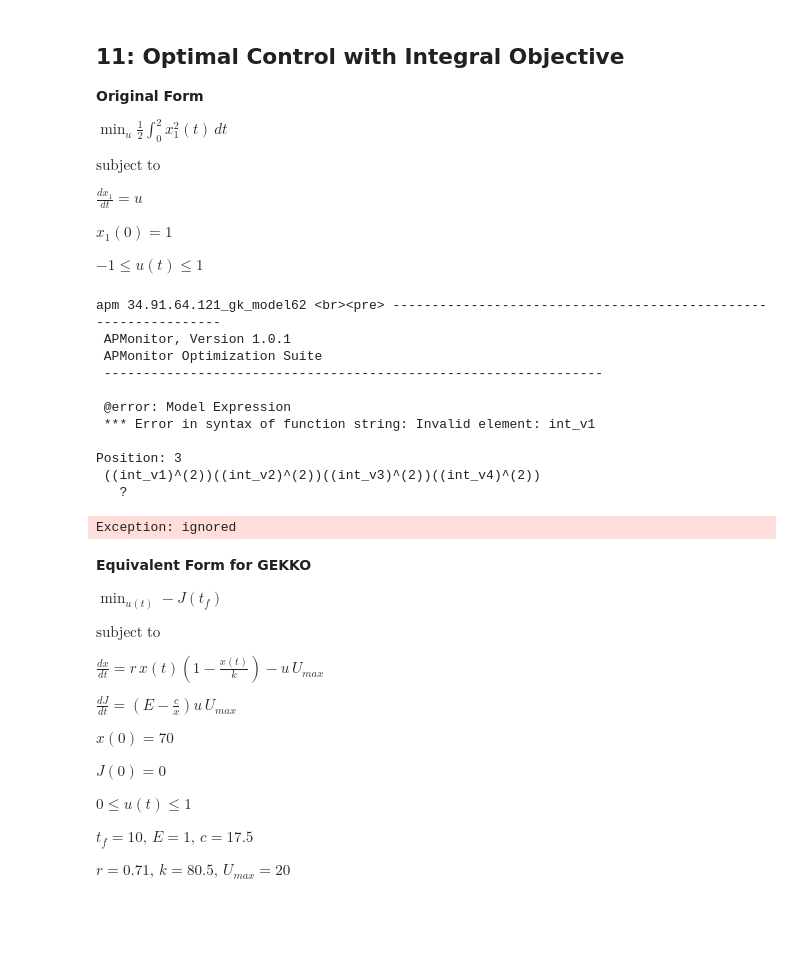
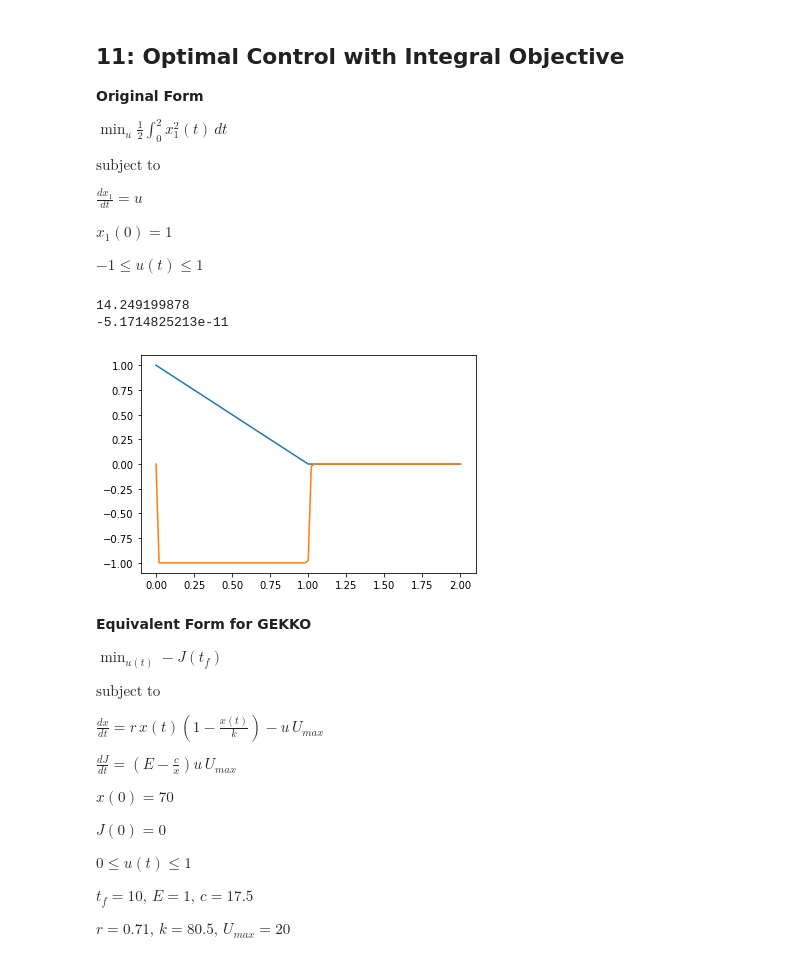
Before and after one commit to hoonzi-s/data_science, a Jupyter notebook: examples/gekko_18examples.ipynb, the cells around one changed output. Drawn from its saved outputs; the diff is of its cells as text; code cells hidden in the pictures; blank space fills up the shorter version.

```diff
--- a/examples/gekko_18examples.ipynb
+++ b/examples/gekko_18examples.ipynb
@@ -328,27 +330,25 @@ $-1 \le u(t) \le 1$
 # %%
 m = GEKKO()
 nt = 101
 m.time = np.linspace(0, 2, nt)
-x1 = m.Var(1)
+x = m.Var(1)
 u = m.Var(0, lb = -1, ub = 1)
 
-m.Equation(x1.dt() == u)
+m.Equation(x.dt() == u)
 m.Minimize(1/2 * m.integral(x**2))
+# m.option.NODES = 2
 m.options.IMODE = 6
-m.solve()
+m.solve(disp = False)
+
+plt.plot(m.time, x.value)
+plt.plot(m.time, u)
+
+print(m.options.objfcnval)
+print(u[-1])
 # %% [output]
-apm 34.91.64.121_gk_model62 <br><pre> ----------------------------------------------------------------
- APMonitor, Version 1.0.1
- APMonitor Optimization Suite
- ----------------------------------------------------------------
-
- @error: Model Expression
- *** Error in syntax of function string: Invalid element: int_v1
-
-Position: 3
- ((int_v1)^(2))((int_v2)^(2))((int_v3)^(2))((int_v4)^(2))
-   ?
+14.249199878
+-5.1714825213e-11
-Exception: ignored
+[figure, added]
 # %% [markdown]
 __Equivalent Form for GEKKO__
 
```
Also changed, not shown: parts of 2 cells of this notebook.
